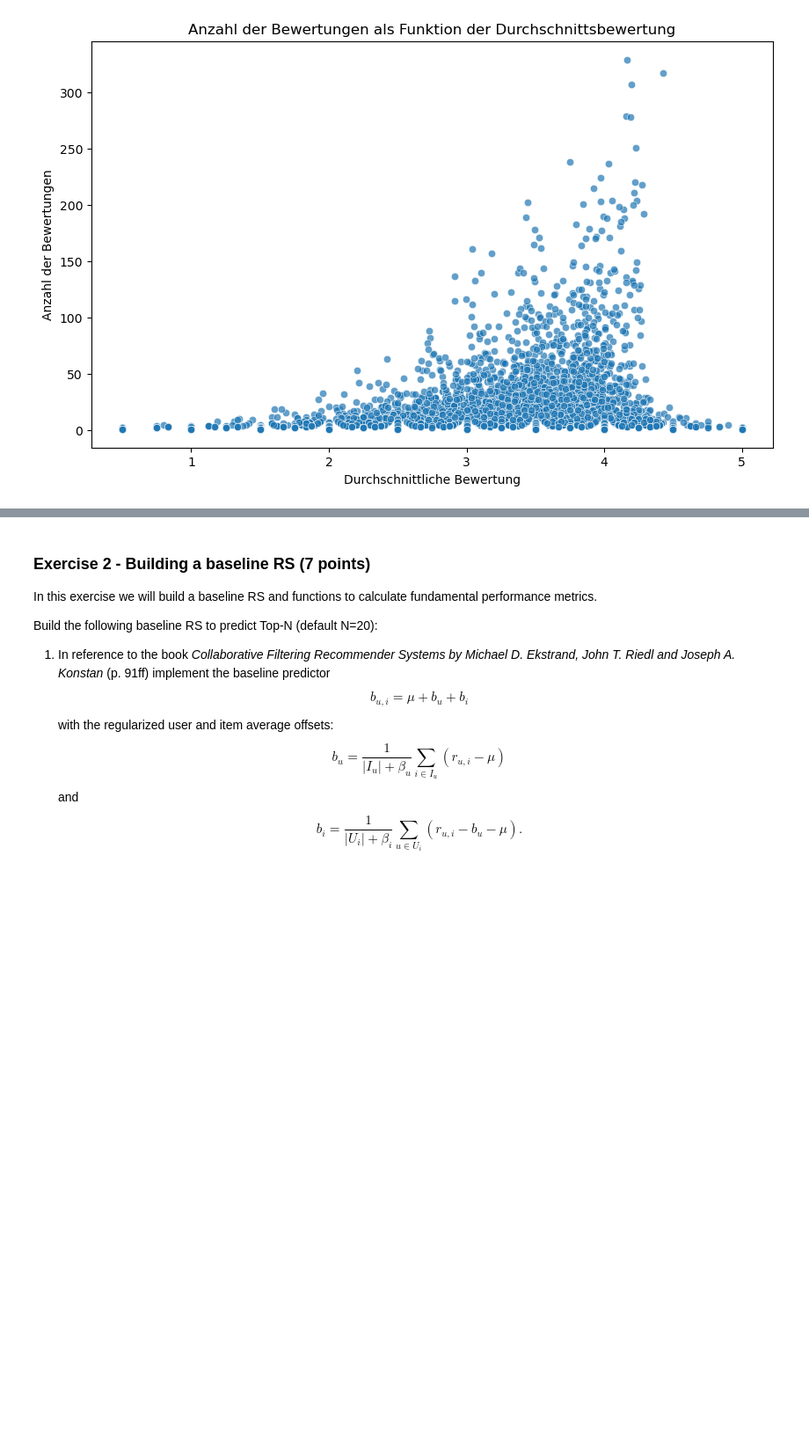
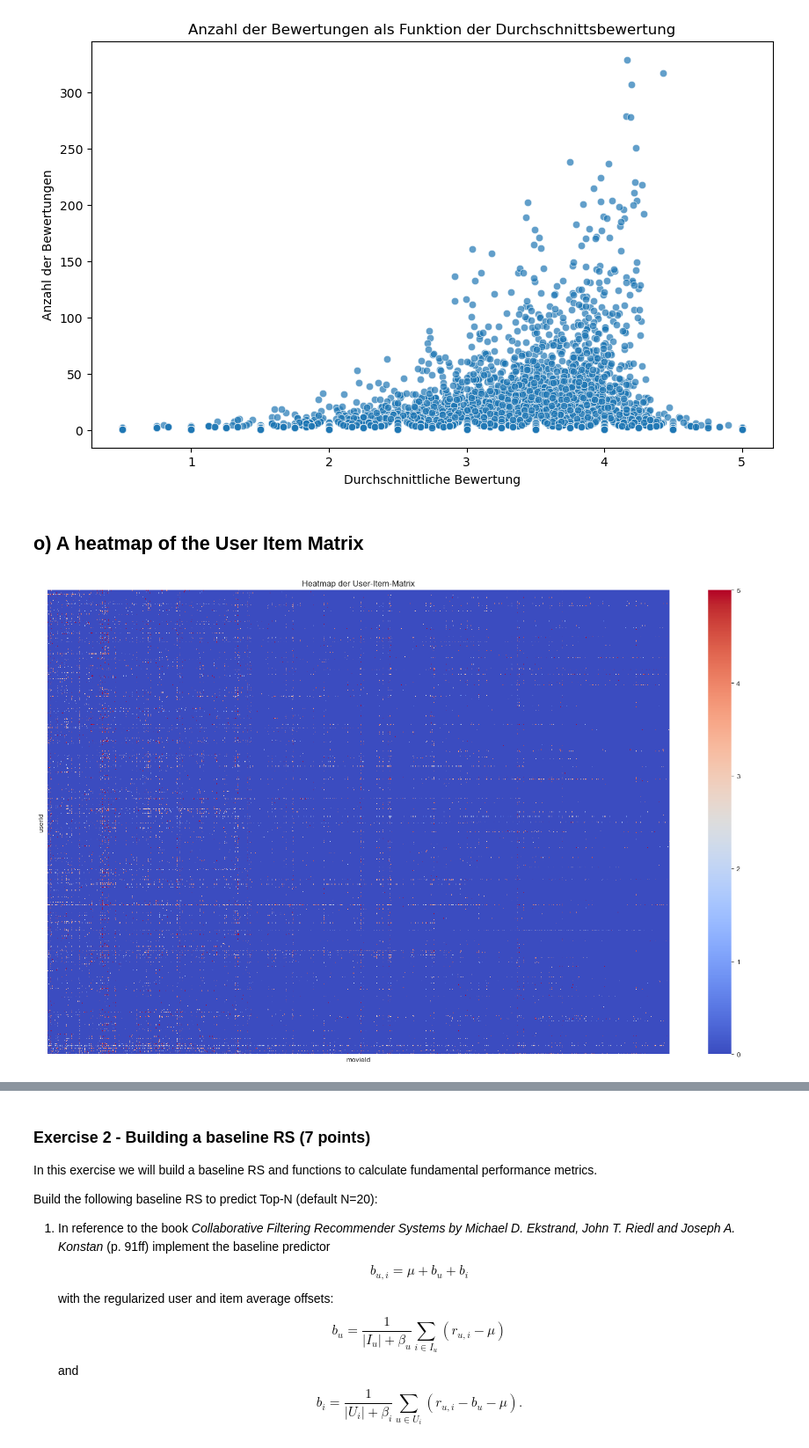
Before and after one commit to Tschoppsilas/RSY, a Jupyter notebook: RSY_MiniChallenge_FS25.ipynb, the cells around one changed output, grey strips where cells are left out. Shown at 88% size. Saved outputs shown, nothing was run; the diff lists cells and outputs as text; code cells hidden in the pictures; blank space fills up the shorter version.

```diff
--- a/RSY_MiniChallenge_FS25.ipynb
+++ b/RSY_MiniChallenge_FS25.ipynb
@@ -558,3 +558,22 @@ plt.title("Anzahl der Bewertungen als Funktion der Durchschnittsbewertung")
 plt.show()
 # %% [output]
 [figure]
+# %% [markdown]
+## o) A heatmap of the User Item Matrix
+# %%
+# User-Item-Matrix erstellen
+user_item_matrix = ratings.pivot(index="userId", columns="movieId", values="rating")
+
+# Fehlende Werte mit 0 oder NaN lassen (je nach Visualisierung)
+user_item_matrix = user_item_matrix.fillna(0)
+
+# Heatmap zeichnen
+plt.figure(figsize=(20, 12))
+sns.heatmap(user_item_matrix, cmap="coolwarm", xticklabels=False, yticklabels=False)
+
+# Titel setzen
+plt.title("Heatmap der User-Item-Matrix")
+
+plt.show()
+# %% [output]
+[figure, added]
```
Also changed, not shown: parts of 2 cells of this notebook.
